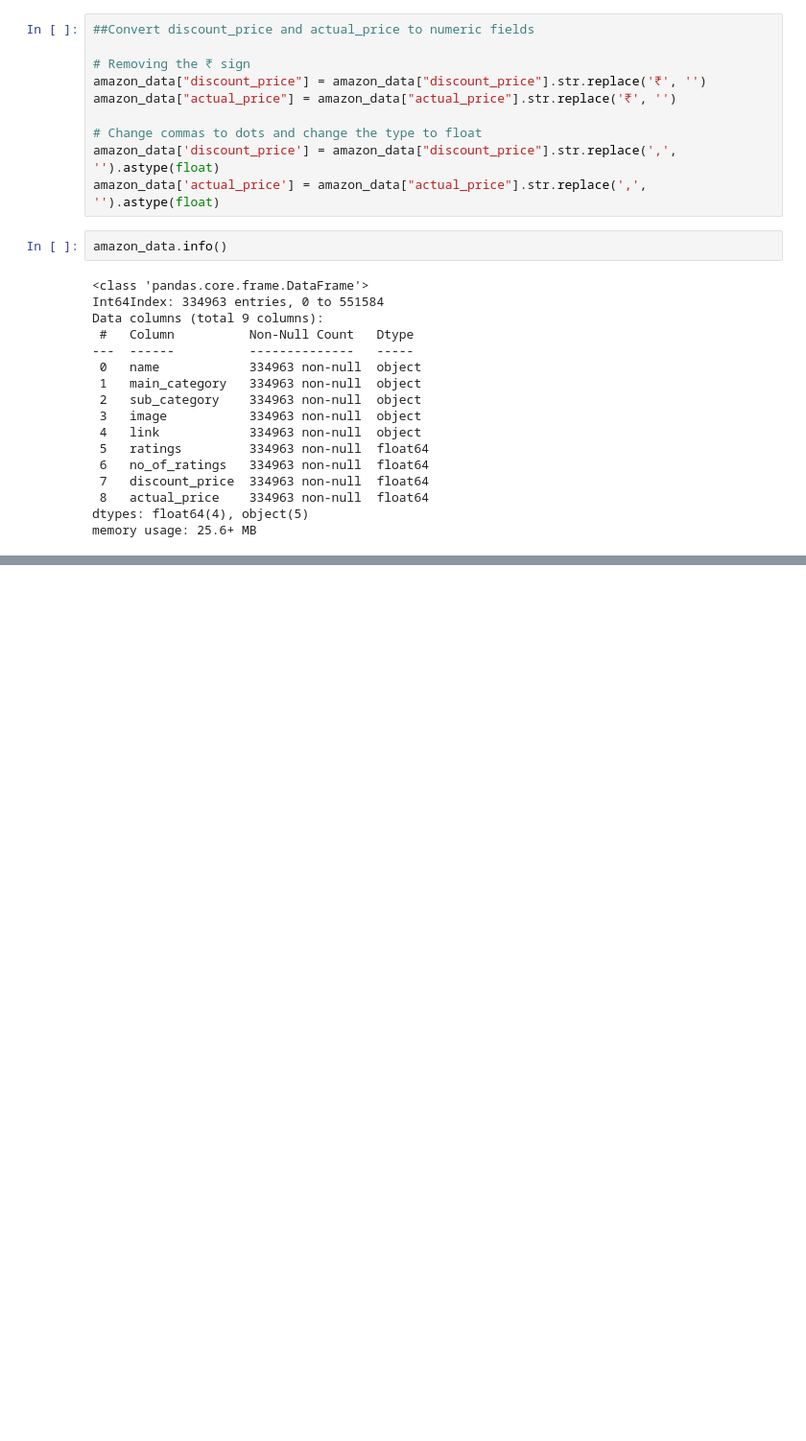
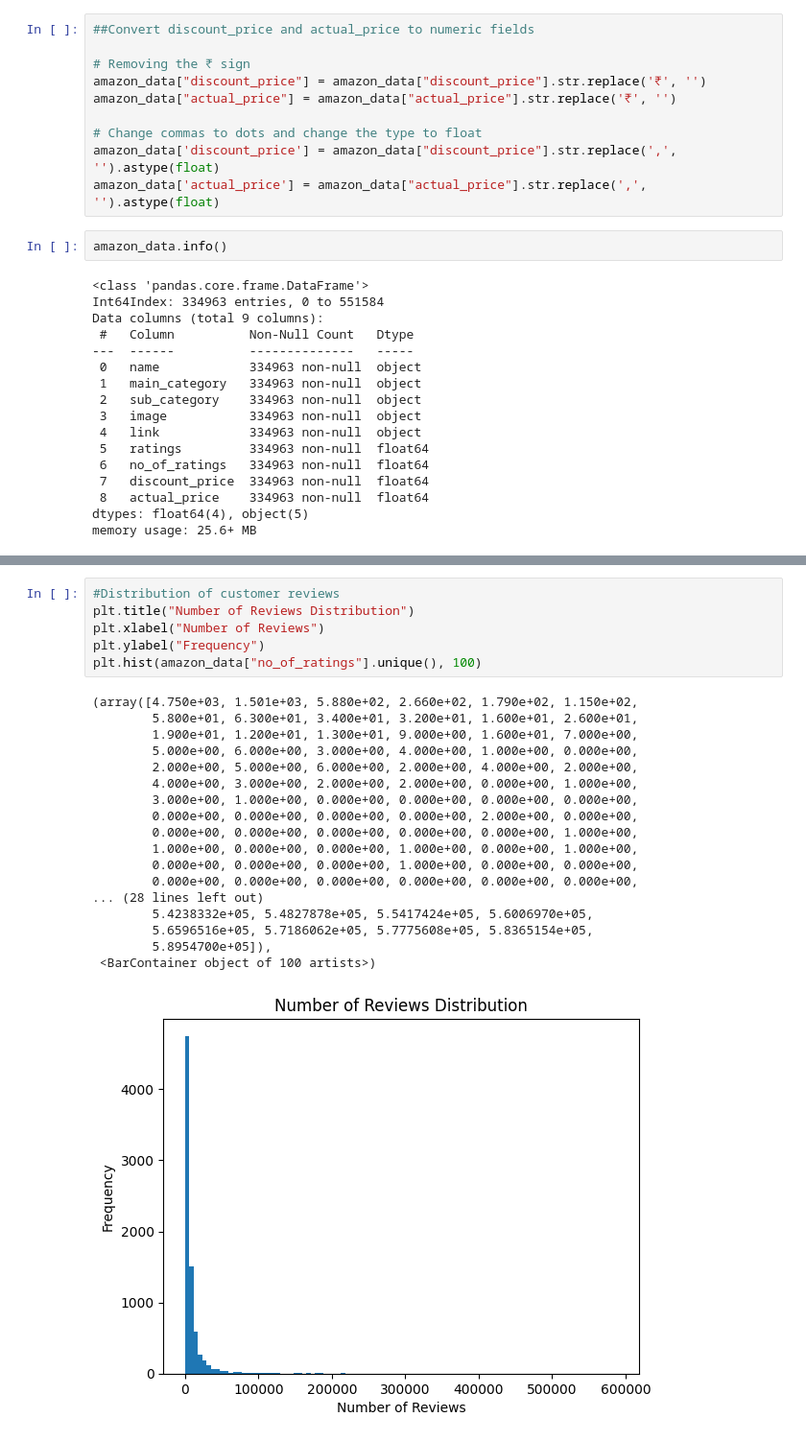
Before and after one commit to shila-sahoo/cloudxlab-projects, a Jupyter notebook: amazon_products.ipynb, the cells around one changed output, grey strips where cells are left out. Shown: that part at 96% size. Saved outputs shown, nothing was run; the diff lists cells and outputs as text; blank space fills up the shorter version.

```diff
--- a/amazon_products.ipynb
+++ b/amazon_products.ipynb
@@ -299,0 +323,25 @@ amazon_data.actual_price.describe()
+# %%
+#Distribution of customer reviews
+plt.title("Number of Reviews Distribution")
+plt.xlabel("Number of Reviews")
+plt.ylabel("Frequency")
+plt.hist(amazon_data["no_of_ratings"].unique(), 100)
+# %% [output]
+(array([4.750e+03, 1.501e+03, 5.880e+02, 2.660e+02, 1.790e+02, 1.150e+02,
+        5.800e+01, 6.300e+01, 3.400e+01, 3.200e+01, 1.600e+01, 2.600e+01,
+        1.900e+01, 1.200e+01, 1.300e+01, 9.000e+00, 1.600e+01, 7.000e+00,
+        5.000e+00, 6.000e+00, 3.000e+00, 4.000e+00, 1.000e+00, 0.000e+00,
+        2.000e+00, 5.000e+00, 6.000e+00, 2.000e+00, 4.000e+00, 2.000e+00,
+        4.000e+00, 3.000e+00, 2.000e+00, 2.000e+00, 0.000e+00, 1.000e+00,
+        3.000e+00, 1.000e+00, 0.000e+00, 0.000e+00, 0.000e+00, 0.000e+00,
+        0.000e+00, 0.000e+00, 0.000e+00, 0.000e+00, 2.000e+00, 0.000e+00,
+        0.000e+00, 0.000e+00, 0.000e+00, 0.000e+00, 0.000e+00, 1.000e+00,
+        1.000e+00, 0.000e+00, 0.000e+00, 1.000e+00, 0.000e+00, 1.000e+00,
+        0.000e+00, 0.000e+00, 0.000e+00, 1.000e+00, 0.000e+00, 0.000e+00,
+        0.000e+00, 0.000e+00, 0.000e+00, 0.000e+00, 0.000e+00, 0.000e+00,
+... (28 lines left out)
+        5.4238332e+05, 5.4827878e+05, 5.5417424e+05, 5.6006970e+05,
+        5.6596516e+05, 5.7186062e+05, 5.7775608e+05, 5.8365154e+05,
+        5.8954700e+05]),
+ <BarContainer object of 100 artists>)
+[figure, added]
```
Also changed, not shown: parts of 11 cells of this notebook.
